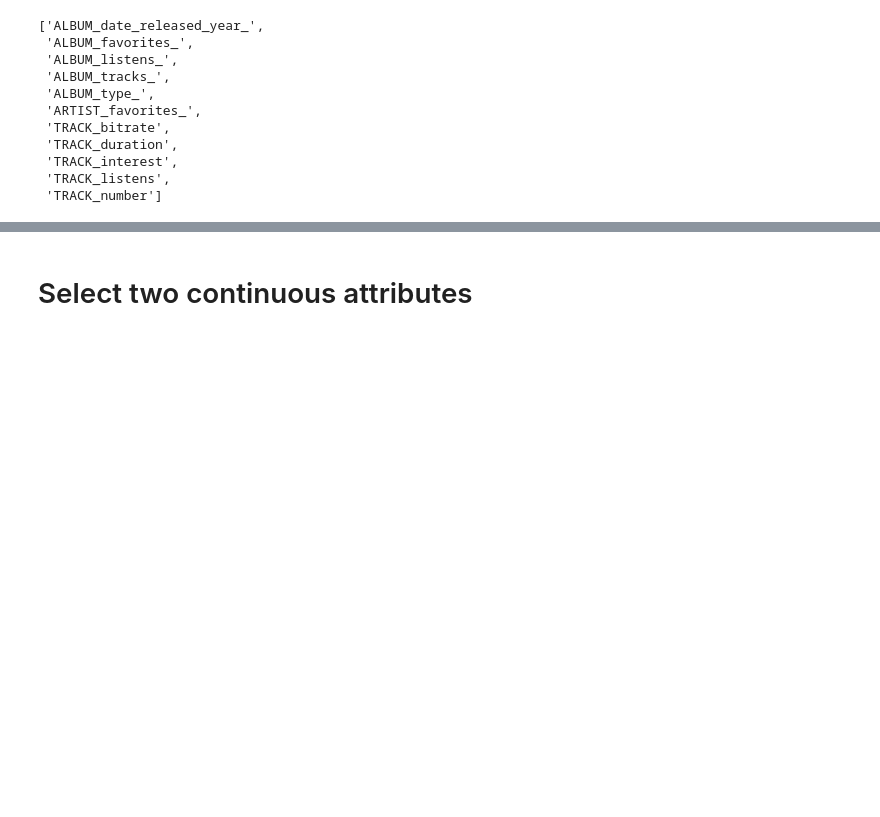
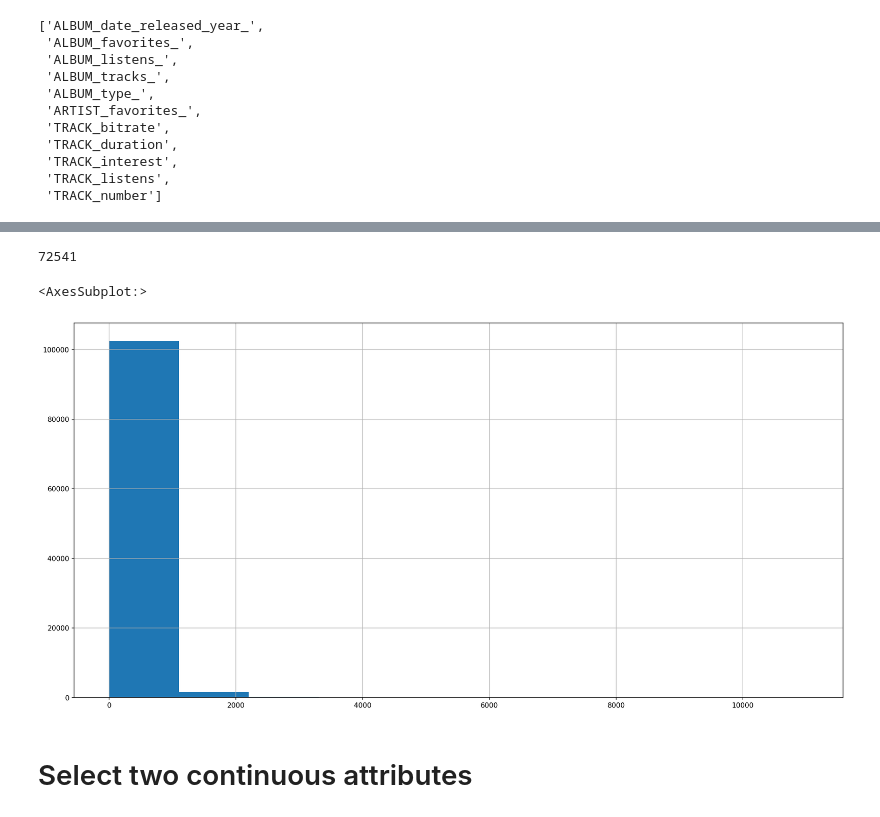
Before and after one commit to cri98li/Data-Mining-2-Project-ts-classification, a Jupyter notebook: Fase 2.3 (Regressione).ipynb, the cells around one changed output, grey strips where cells are left out. Drawn from its saved outputs; the diff is of its cells as text; code cells hidden in the pictures; blank space fills up the shorter version.

```diff
--- a/Fase 2.3 (Regressione).ipynb
+++ b/Fase 2.3 (Regressione).ipynb
@@ -216,3 +663,12 @@ for col in column2encode:
+# %%
+c
+# %% [output]
+72541
+# %%
+df.TRACK_duration.hist()
+# %% [output]
+<AxesSubplot:>
+[figure, added]
 # %% [markdown]
 # Select two continuous attributes
 # %%
```
Also changed, not shown: parts of 21 cells of this notebook, 2 other files.
